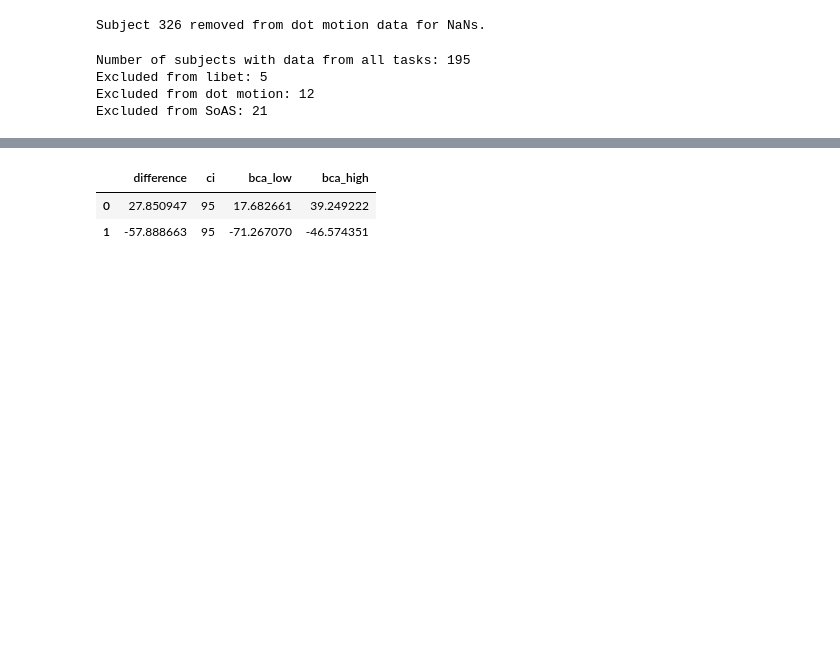
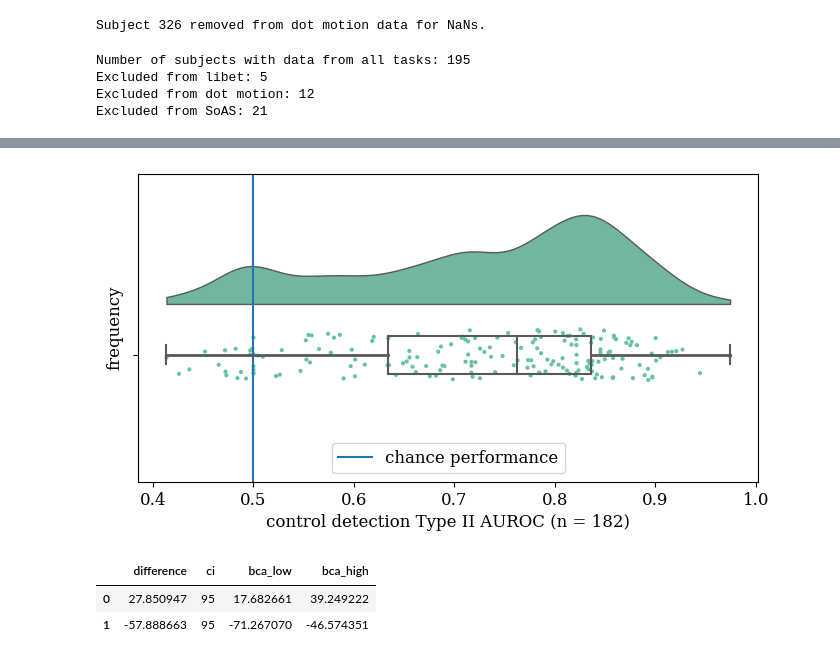
Before and after one commit to apex-lab/agency-battery-analysis, a Jupyter notebook: analysis.ipynb, the cells around one changed output, grey strips where cells are left out. Saved outputs shown, nothing was run; the diff lists cells and outputs as text; code cells hidden in the pictures; blank space fills up the shorter version.

```diff
--- a/analysis.ipynb
+++ b/analysis.ipynb
@@ -138,3 +153,14 @@ plt.show()
+# %%
+fig, ax = plt.subplots(figsize = (8, 4))
+pt.RainCloud(y = 'AUROC', data = dot_motion, orient = 'h', ax = ax)
+ax.set_xlabel("control detection Type II AUROC (n = %d)"%dot_motion.shape[0])
+ax.set_ylabel('frequency')
+ax.axvline(.5, label = 'chance performance')
+ax.legend(loc = 'lower center')
+plt.savefig('Supp-Figure1.jpeg', dpi = 500, bbox_inches = 'tight')
+plt.show()
+# %% [output]
+[figure, added]
 # %%
 # non-standard effect size estimates for intentional binding
 data.mean_diff.results[['difference', 'ci', 'bca_low', 'bca_high']]
```
Also changed, not shown: parts of 13 cells of this notebook, 5 other files.
